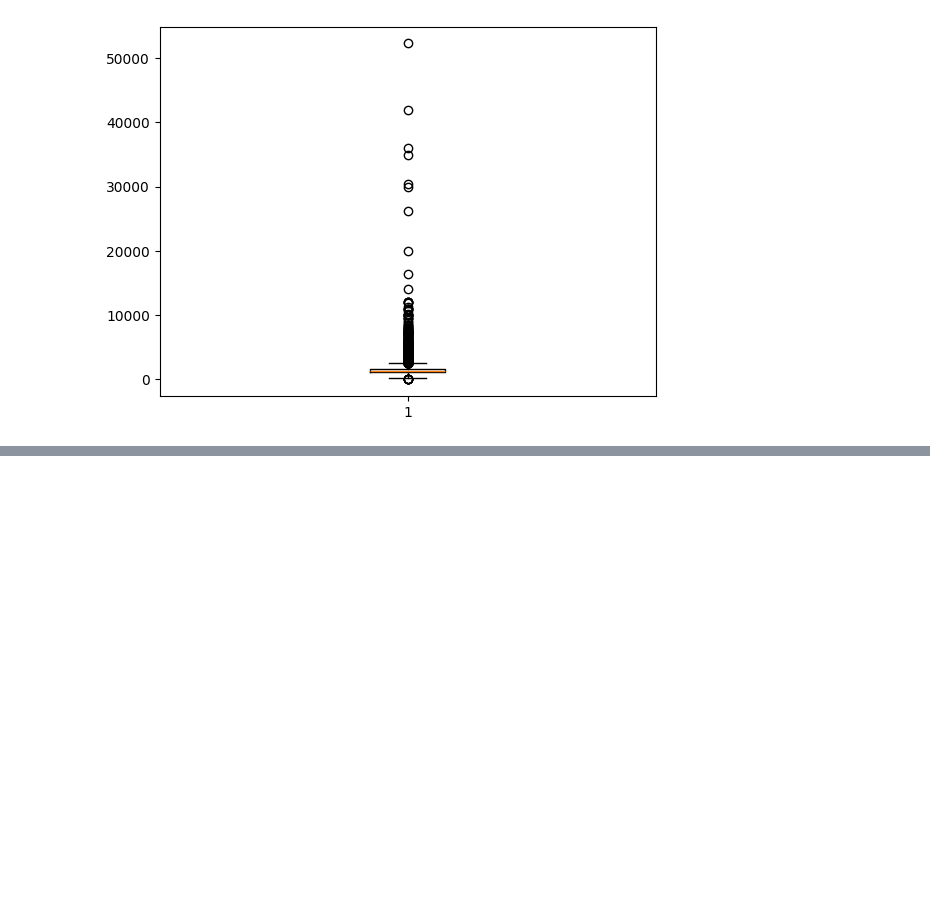
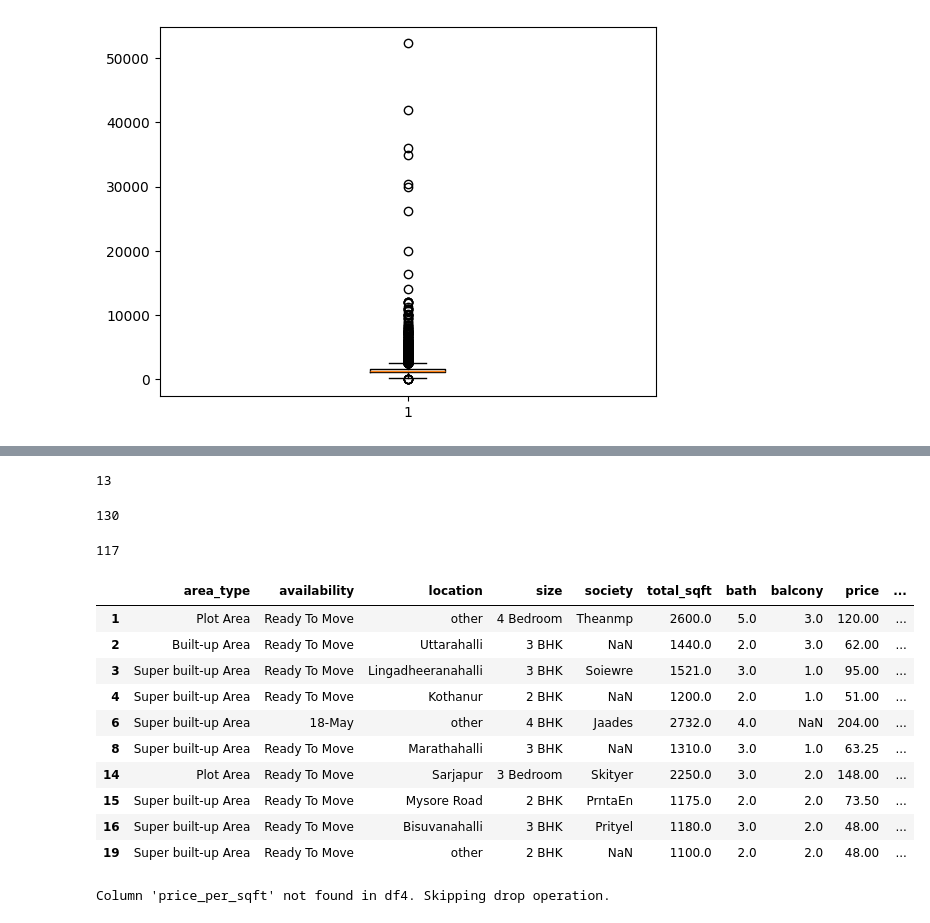
Before and after one commit to Anuska111/House_Price_Prediction_Local, a Jupyter notebook: House_Price_Prediction.ipynb, the cells around one changed output, grey strips where cells are left out. Cells and saved outputs as stored; diff of their text form; code cells hidden in the pictures; blank space fills up the shorter version.

```diff
--- a/House_Price_Prediction.ipynb
+++ b/House_Price_Prediction.ipynb
@@ -271,0 +423,4 @@ plt.boxplot(df4['total_sqft'])
+# %%
+df4.location=df4.location.astype(str).apply(lambda x:x.strip())
+location_stats=df4['location'].value_counts(ascending=False)
+location_stats
@@ -271,0 +443,35 @@ plt.boxplot(df4['total_sqft'])
+# %%
+location_stats_less_than_10 = location_stats[location_stats <= 10]
+len(location_stats_less_than_10)
+# %% [output]
+13
+# %%
+df4.location.nunique()
+# %% [output]
+130
+# %%
+df4.location=df4.location.apply(lambda x:'other'if x in location_stats_less_than_10 else x)
+len(df4.location.unique())
+# %% [output]
+117
+# %%
+df4.head(10)
+# %% [output]
+|  | area_type | availability | location | size | society | total_sqft | bath | balcony | price | ... |
+| 1 | Plot Area | Ready To Move | other | 4 Bedroom | Theanmp | 2600.0 | 5.0 | 3.0 | 120.00 | ... |
+| 2 | Built-up Area | Ready To Move | Uttarahalli | 3 BHK | NaN | 1440.0 | 2.0 | 3.0 | 62.00 | ... |
+| 3 | Super built-up Area | Ready To Move | Lingadheeranahalli | 3 BHK | Soiewre | 1521.0 | 3.0 | 1.0 | 95.00 | ... |
+| 4 | Super built-up Area | Ready To Move | Kothanur | 2 BHK | NaN | 1200.0 | 2.0 | 1.0 | 51.00 | ... |
+| 6 | Super built-up Area | 18-May | other | 4 BHK | Jaades | 2732.0 | 4.0 | NaN | 204.00 | ... |
+| 8 | Super built-up Area | Ready To Move | Marathahalli | 3 BHK | NaN | 1310.0 | 3.0 | 1.0 | 63.25 | ... |
+| 14 | Plot Area | Ready To Move | Sarjapur | 3 Bedroom | Skityer | 2250.0 | 3.0 | 2.0 | 148.00 | ... |
+| 15 | Super built-up Area | Ready To Move | Mysore Road | 2 BHK | PrntaEn | 1175.0 | 2.0 | 2.0 | 73.50 | ... |
+| 16 | Super built-up Area | Ready To Move | Bisuvanahalli | 3 BHK | Prityel | 1180.0 | 3.0 | 2.0 | 48.00 | ... |
+| 19 | Super built-up Area | Ready To Move | other | 2 BHK | NaN | 1100.0 | 2.0 | 2.0 | 48.00 | ... |
+# %%
+if 'price_per_sqft' in df4.columns:
+    df4 = df4.drop(columns='price_per_sqft')
+else:
+    print("Column 'price_per_sqft' not found in df4. Skipping drop operation.")
+# %% [output]
+Column 'price_per_sqft' not found in df4. Skipping drop operation.
```
Also changed, not shown: parts of 27 cells of this notebook.
